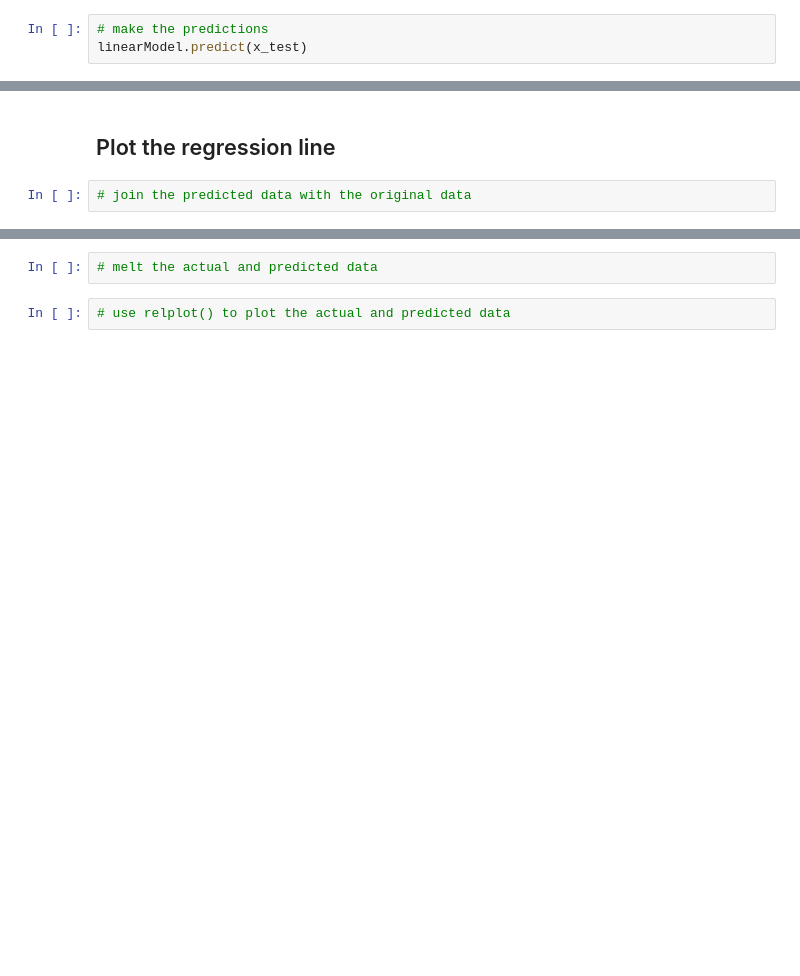
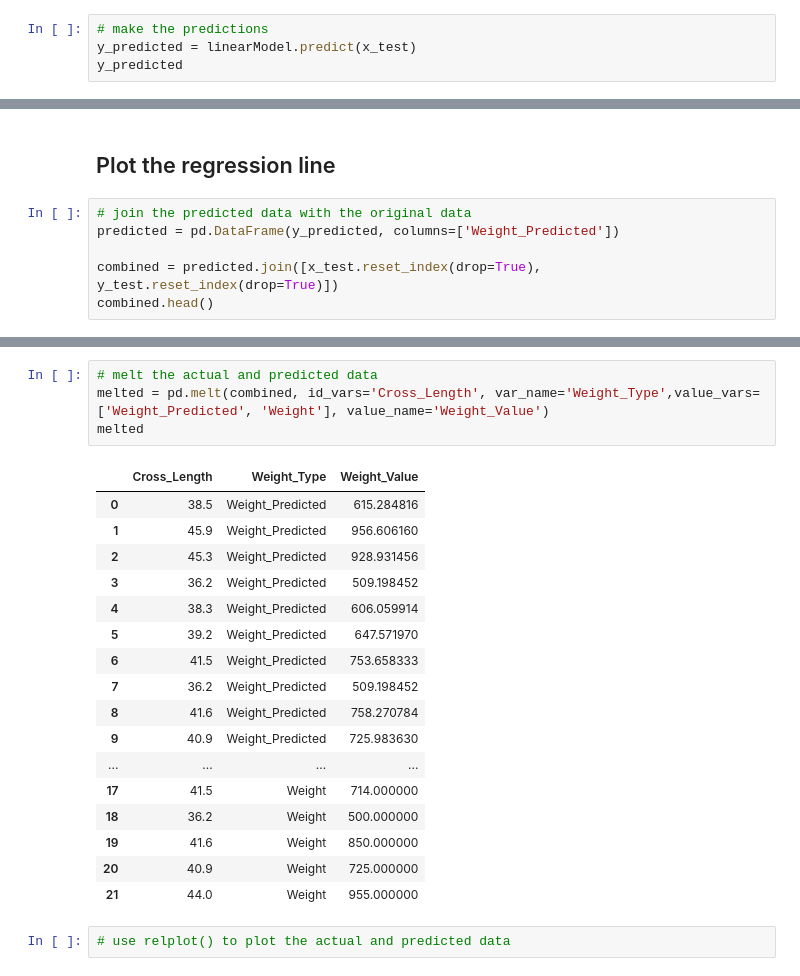
Before and after one commit to TJ-Mothokho/Murach-s-Python-for-Data-Analysis, a Jupyter notebook: Chapter 10/ex_10-1_fish.ipynb, the cells around one changed output, grey strips where cells are left out. Drawn from its saved outputs; the diff is of its cells as text; blank space fills up the shorter version.

Commit message:
combined and melted the data

```diff
--- a/Chapter 10/ex_10-1_fish.ipynb
+++ b/Chapter 10/ex_10-1_fish.ipynb
@@ -105,7 +105,8 @@ linearModel.score(x_test, y_test)
 0.8710856874262025
 # %%
 # make the predictions
-linearModel.predict(x_test)
+y_predicted = linearModel.predict(x_test)
+y_predicted
 # %% [output]
 array([[615.28481559],
        [956.60615971],
@@ -122,3 +123,7 @@ array([[615.28481559],
 ## Plot the regression line
 # %%
 # join the predicted data with the original data
+predicted = pd.DataFrame(y_predicted, columns=['Weight_Predicted'])
+
+combined = predicted.join([x_test.reset_index(drop=True), y_test.reset_index(drop=True)])
+combined.head()
@@ -125,5 +137,25 @@ array([[615.28481559],
 # %%
 # melt the actual and predicted data
+melted = pd.melt(combined, id_vars='Cross_Length', var_name='Weight_Type',value_vars=['Weight_Predicted', 'Weight'], value_name='Weight_Value')
+melted
+# %% [output]
+|  | Cross_Length | Weight_Type | Weight_Value |
+| 0 | 38.5 | Weight_Predicted | 615.284816 |
+| 1 | 45.9 | Weight_Predicted | 956.606160 |
+| 2 | 45.3 | Weight_Predicted | 928.931456 |
+| 3 | 36.2 | Weight_Predicted | 509.198452 |
+| 4 | 38.3 | Weight_Predicted | 606.059914 |
+| 5 | 39.2 | Weight_Predicted | 647.571970 |
+| 6 | 41.5 | Weight_Predicted | 753.658333 |
+| 7 | 36.2 | Weight_Predicted | 509.198452 |
+| 8 | 41.6 | Weight_Predicted | 758.270784 |
+| 9 | 40.9 | Weight_Predicted | 725.983630 |
+| ... | ... | ... | ... |
+| 17 | 41.5 | Weight | 714.000000 |
+| 18 | 36.2 | Weight | 500.000000 |
+| 19 | 41.6 | Weight | 850.000000 |
+| 20 | 40.9 | Weight | 725.000000 |
+| 21 | 44.0 | Weight | 955.000000 |
 # %%
 # use relplot() to plot the actual and predicted data
 # %%
```
Also changed, not shown: parts of 1 cell of this notebook.
